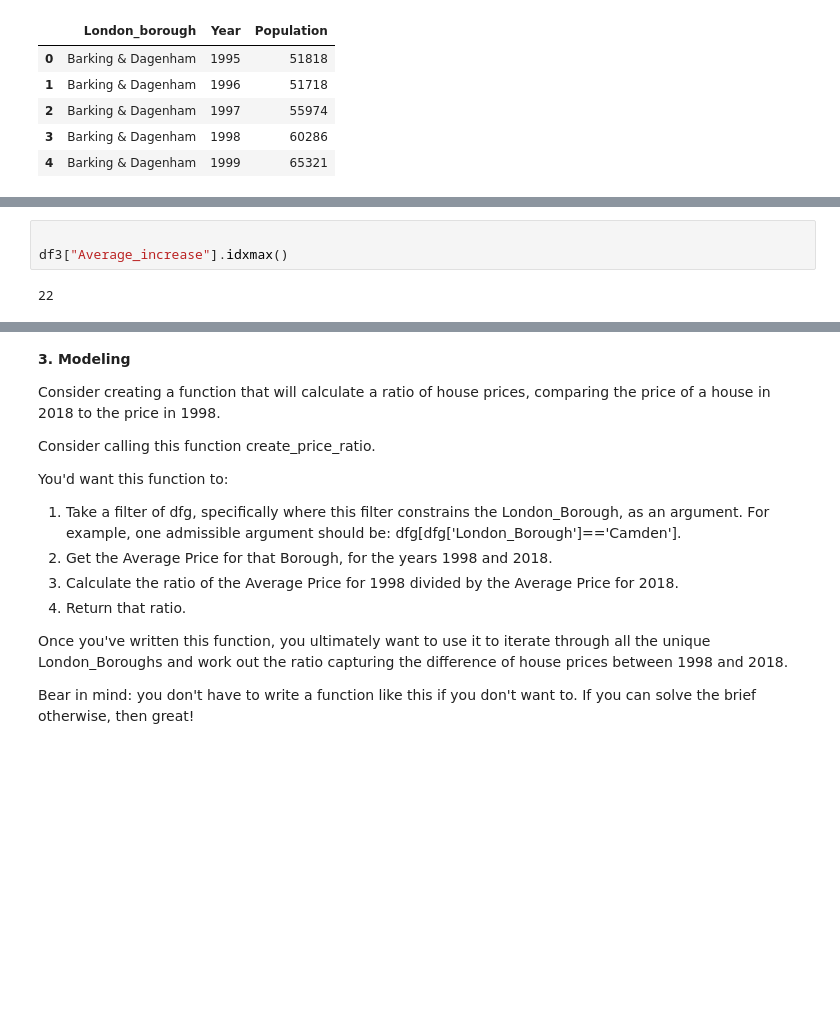
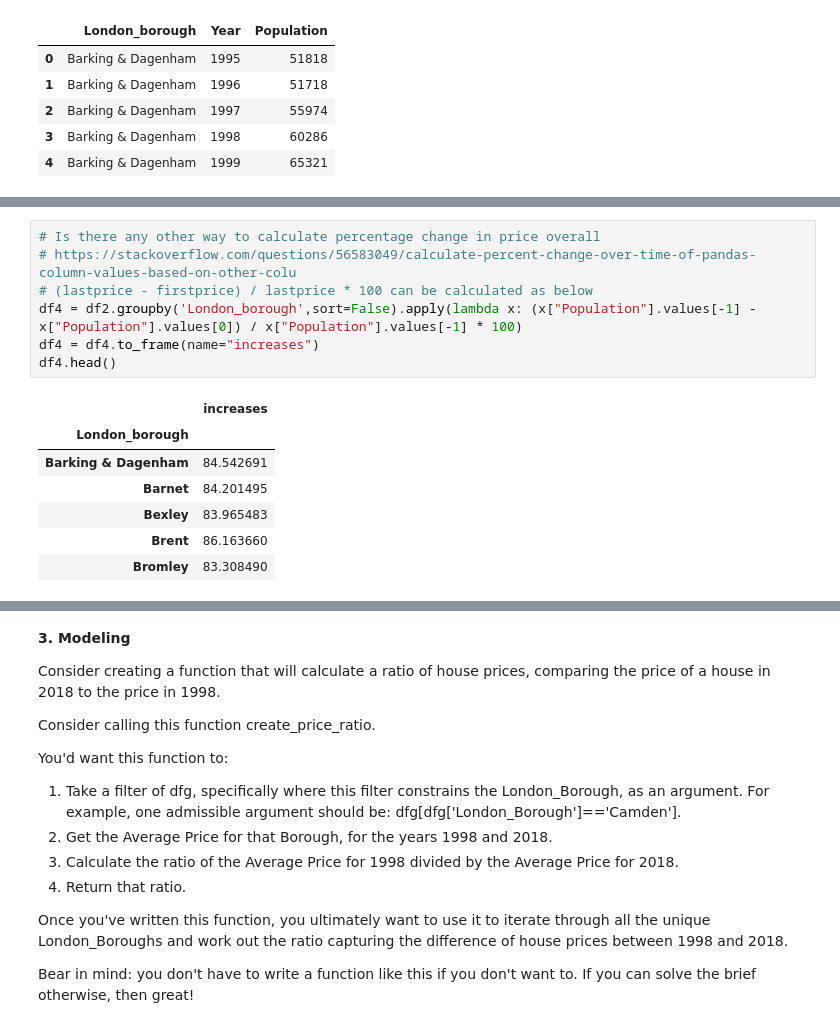
Before and after one commit to sanjaypatel16/London-Housing-Case-Study, a Jupyter notebook: Unit 4 Challenge - Tier 3.ipynb, the cells around one changed output, grey strips where cells are left out. Drawn from its saved outputs; the diff is of its cells as text; blank space fills up the shorter version.

Commit message:
Calculated another way to find percentage change and found its same borough

```diff
--- a/Unit 4 Challenge - Tier 3.ipynb
+++ b/Unit 4 Challenge - Tier 3.ipynb
@@ -586,5 +586,15 @@ df3[df3["Average_increase"] == highest_borough]
-# %%
-
-df3["Average_increase"].idxmax()
-# %% [output]
-22
+# %%
+# Is there any other way to calculate percentage change in price overall
+# https://stackoverflow.com/questions/56583049/calculate-percent-change-over-time-of-pandas-column-values-based-on-other-colu
+# (lastprice - firstprice) / lastprice * 100 can be calculated as below
+df4 = df2.groupby('London_borough',sort=False).apply(lambda x: (x["Population"].values[-1] - x["Population"].values[0]) / x["Population"].values[-1] * 100)
+df4 = df4.to_frame(name="increases")
+df4.head()
+# %% [output]
+|  | increases |
+| London_borough |  |
+| Barking & Dagenham | 84.542691 |
+| Barnet | 84.201495 |
+| Bexley | 83.965483 |
+| Brent | 86.163660 |
+| Bromley | 83.308490 |
```
Also changed, not shown: parts of 9 cells of this notebook.
